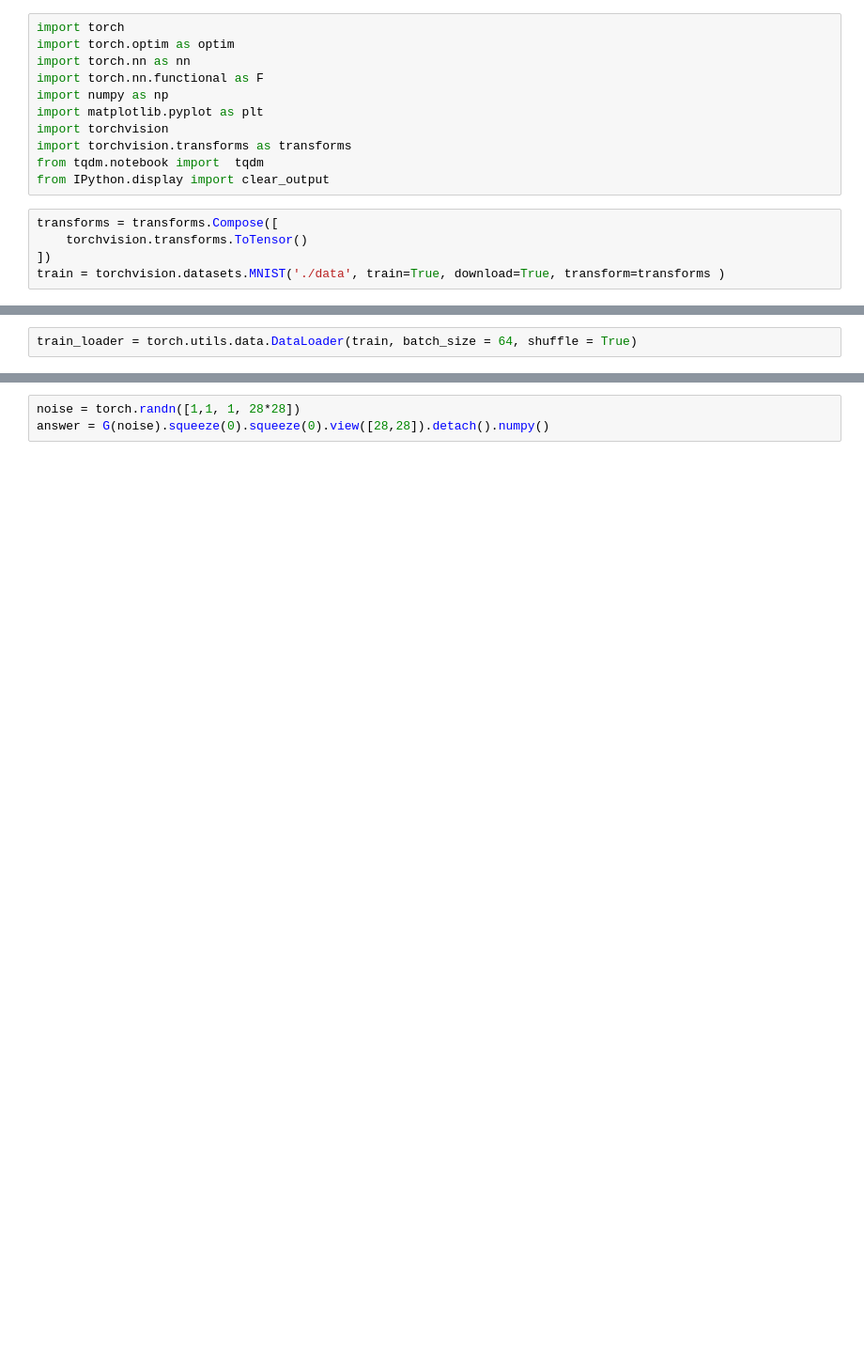
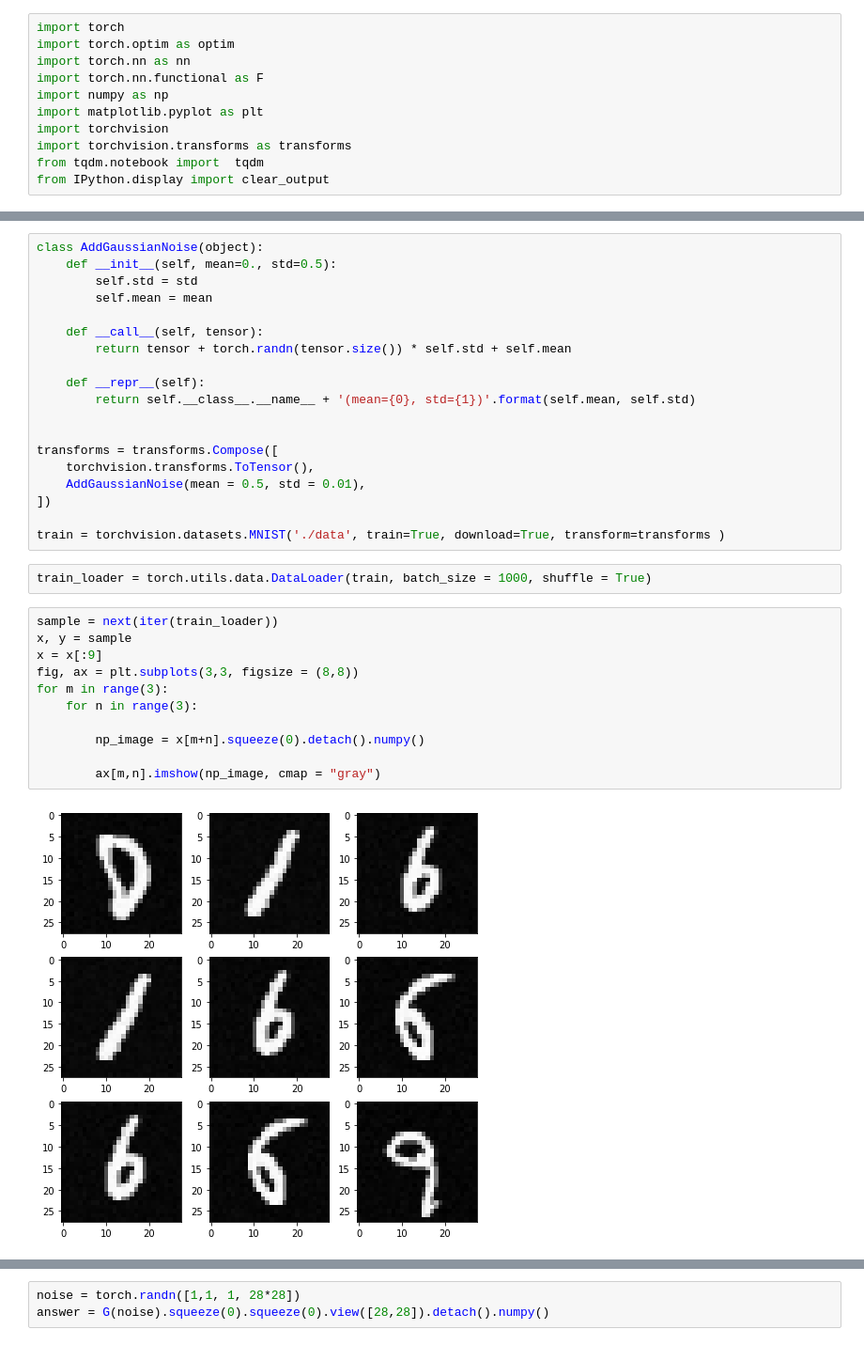
Before and after one commit to Mayukhdeb/exploring-GANs, a Jupyter notebook: what_on_earth_are_GANs.ipynb, the cells around one changed output, grey strips where cells are left out. Shown: that part at 94% size. Drawn from its saved outputs; the diff is of its cells as text; blank space fills up the shorter version.

```diff
--- a/what_on_earth_are_GANs.ipynb
+++ b/what_on_earth_are_GANs.ipynb
@@ -9,8 +9,3 @@ import torchvision
 import torchvision.transforms as transforms
 from tqdm.notebook import  tqdm
 from IPython.display import clear_output
-# %%
-transforms = transforms.Compose([
-    torchvision.transforms.ToTensor()
-])
-train = torchvision.datasets.MNIST('./data', train=True, download=True, transform=transforms )
@@ -32,2 +12,34 @@ Done!
+# %%
+class AddGaussianNoise(object):
+    def __init__(self, mean=0., std=0.5):
+        self.std = std
+        self.mean = mean
+
+    def __call__(self, tensor):
+        return tensor + torch.randn(tensor.size()) * self.std + self.mean
+
+    def __repr__(self):
+        return self.__class__.__name__ + '(mean={0}, std={1})'.format(self.mean, self.std)
+
+
+transforms = transforms.Compose([
+    torchvision.transforms.ToTensor(),
+    AddGaussianNoise(mean = 0.5, std = 0.01),
+])
+
+train = torchvision.datasets.MNIST('./data', train=True, download=True, transform=transforms )
 # %%
-train_loader = torch.utils.data.DataLoader(train, batch_size = 64, shuffle = True)
+train_loader = torch.utils.data.DataLoader(train, batch_size = 1000, shuffle = True)
+# %%
+sample = next(iter(train_loader))
+x, y = sample
+x = x[:9]
+fig, ax = plt.subplots(3,3, figsize = (8,8))
+for m in range(3):
+    for n in range(3):
+
+        np_image = x[m+n].squeeze(0).detach().numpy()
+
+        ax[m,n].imshow(np_image, cmap = "gray")
+# %% [output]
+[figure, added]
```
Also changed, not shown: parts of 8 cells of this notebook.
